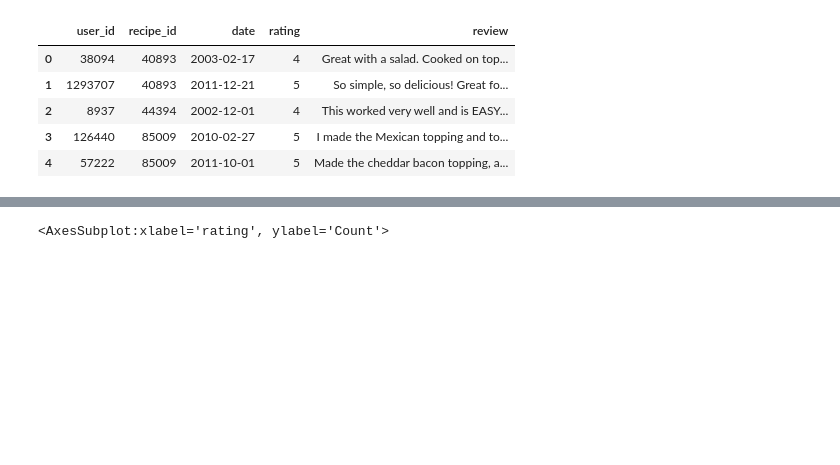
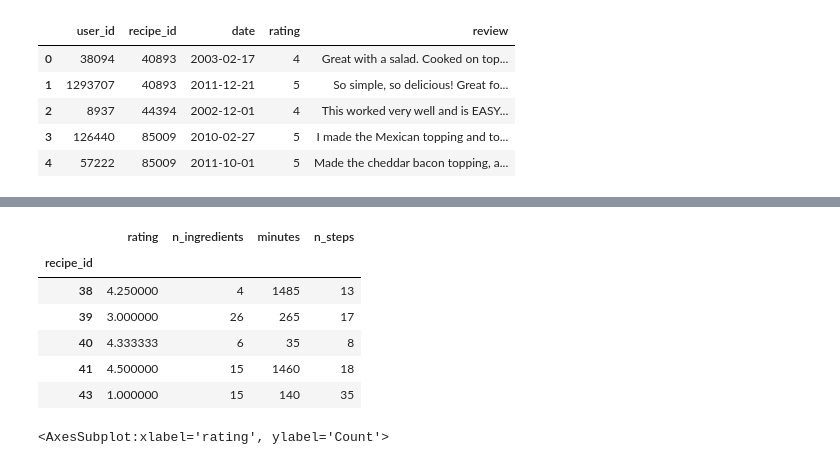
Before and after one commit to mariliabreis/ingredient_matching, a Jupyter notebook: notebooks/gian-notebook/giancarlo_notebook.ipynb, the cells around one changed output, grey strips where cells are left out. Drawn from its saved outputs; the diff is of its cells as text; code cells hidden in the pictures; blank space fills up the shorter version.

Commit message:
fixed multiple ingredient problem

```diff
--- a/notebooks/gian-notebook/giancarlo_notebook.ipynb
+++ b/notebooks/gian-notebook/giancarlo_notebook.ipynb
@@ -33,3 +50,17 @@ df_interactions_RAW.head()
+# %%
+rating_df = recipe_df.groupby(by='recipe_id').mean().head()
+# %%
+more_info = df_recipes_RAW[['id','n_ingredients','minutes','n_steps']].set_index('id')
+# %%
+pd.merge(rating_df,more_info,how='left',left_index=True, right_index=True)
+# %% [output]
+|  | rating | n_ingredients | minutes | n_steps |
+| recipe_id |  |  |  |  |
+| 38 | 4.250000 | 4 | 1485 | 13 |
+| 39 | 3.000000 | 26 | 265 | 17 |
+| 40 | 4.333333 | 6 | 35 | 8 |
+| 41 | 4.500000 | 15 | 1460 | 18 |
+| 43 | 1.000000 | 15 | 140 | 35 |
 # %%
 import seaborn as sns
 df_interactions_RAW['rating'].unique()
```
Also changed, not shown: parts of 1 cell of this notebook, 2 other files.
